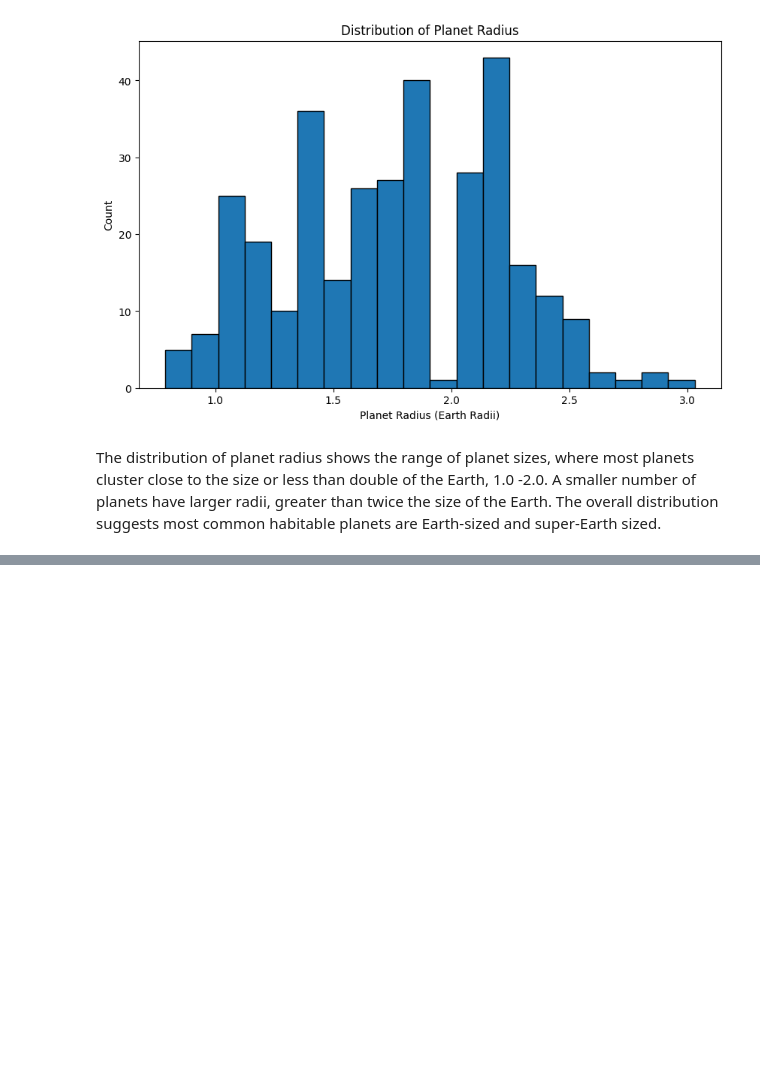
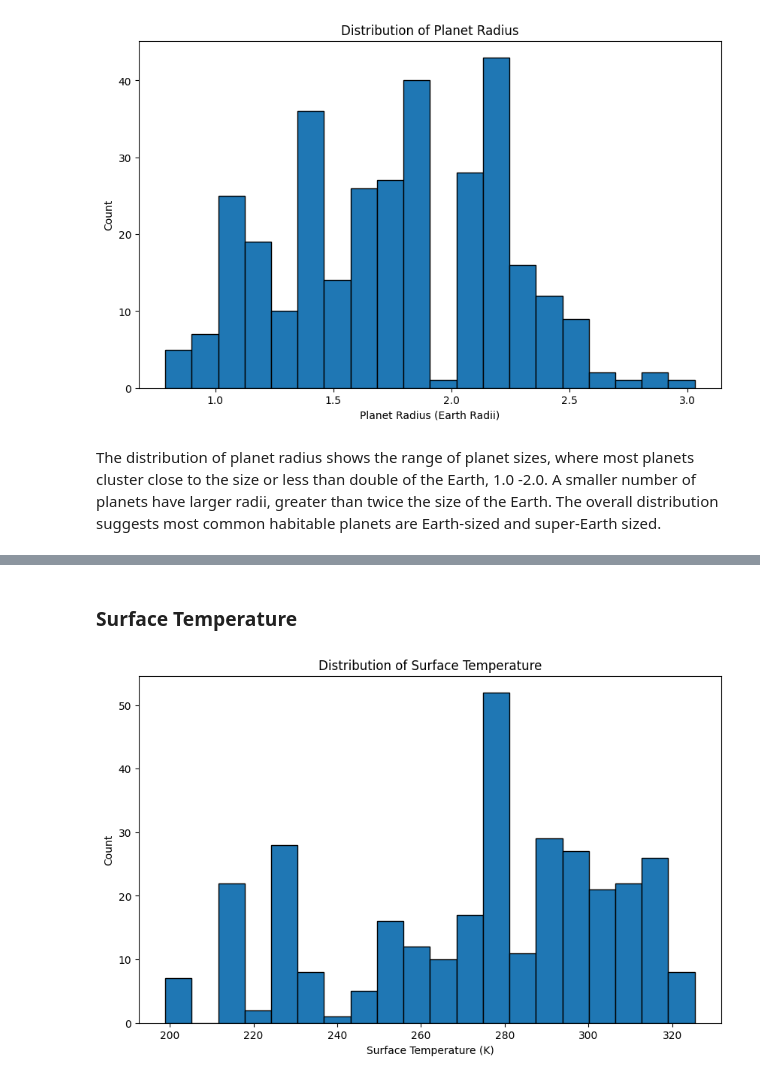
Before and after one commit to joshreisinger17-Data/Exoplanet-Habitability-Prediction, a Jupyter notebook: capstone.ipynb, the cells around one changed output, grey strips where cells are left out. Saved outputs shown, nothing was run; the diff lists cells and outputs as text; code cells hidden in the pictures; blank space fills up the shorter version.

```diff
--- a/capstone.ipynb
+++ b/capstone.ipynb
@@ -612,0 +639,11 @@ The distribution of planet radius shows the range of planet sizes, where most pl
+# %% [markdown]
+### Surface Temperature
+# %%
+plt.figure(figsize=(10, 6))
+plt.hist(merged_planets['surface_temperature_K'], bins=20, edgecolor='black')
+plt.xlabel('Surface Temperature (K)')
+plt.ylabel('Count')
+plt.title('Distribution of Surface Temperature')
+plt.show()
+# %% [output]
+[figure, added]
```
Also changed, not shown: parts of 7 cells of this notebook.
